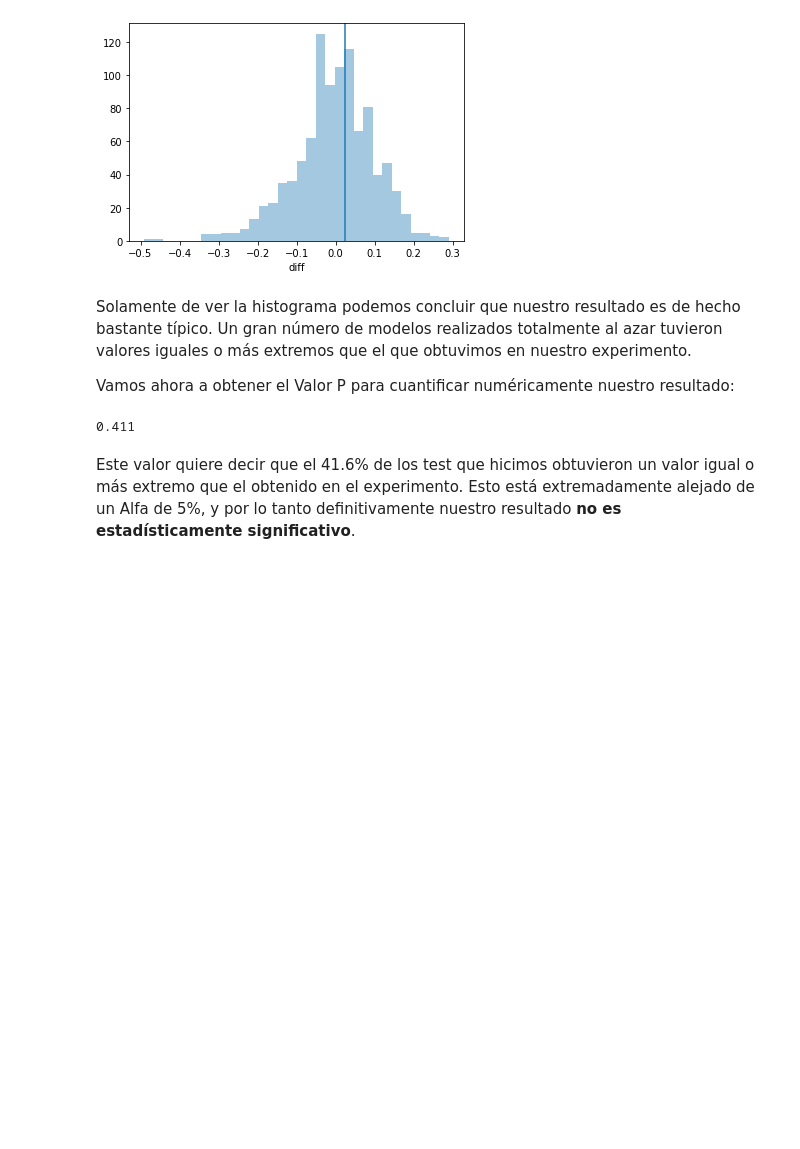
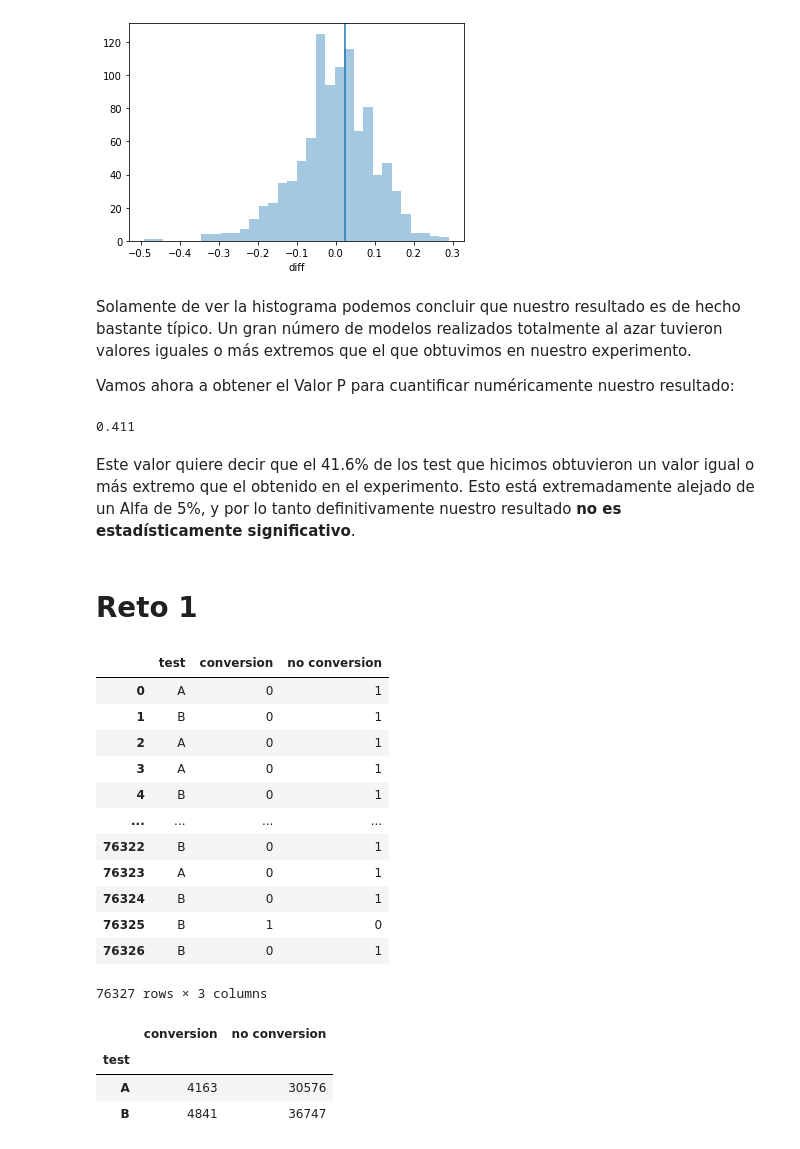
Before and after one commit to AngelicaDC/BEDUpython, a Jupyter notebook: Sesion-07/Ejemplo-01pruebas_ab.ipynb, the cells around one changed output. Cells and saved outputs as stored; diff of their text form; code cells hidden in the pictures; blank space fills up the shorter version.

```diff
--- a/Sesion-07/Ejemplo-01pruebas_ab.ipynb
+++ b/Sesion-07/Ejemplo-01pruebas_ab.ipynb
@@ -222,3 +221,32 @@ Vamos ahora a obtener el Valor P para cuantificar numéricamente nuestro resulta
 0.411
 # %% [markdown]
 Este valor quiere decir que el 41.6% de los test que hicimos obtuvieron un valor igual o más extremo que el obtenido en el experimento. Esto está extremadamente alejado de un Alfa de 5%, y por lo tanto definitivamente nuestro resultado **no es estadísticamente significativo**.
+# %% [markdown]
+# Reto 1
+# %%
+df = pd.read_csv('/content/drive/MyDrive/BEDU/Remoto Datasets/Remoto ab_test-sales_pipeline-2.csv')
+
+df
+# %% [output]
+|  | test | conversion | no conversion |
+| 0 | A | 0 | 1 |
+| 1 | B | 0 | 1 |
+| 2 | A | 0 | 1 |
+| 3 | A | 0 | 1 |
+| 4 | B | 0 | 1 |
+| ... | ... | ... | ... |
+| 76322 | B | 0 | 1 |
+| 76323 | A | 0 | 1 |
+| 76324 | B | 0 | 1 |
+| 76325 | B | 1 | 0 |
+| 76326 | B | 0 | 1 |
+76327 rows × 3 columns
+# %%
+total_count = df.groupby('test')[['conversion', 'no conversion']].sum()
+total_count
+#Agrupamos por tratamiento y obtenemos la suma para conversion y no conversion
+# %% [output]
+|  | conversion | no conversion |
+| test |  |  |
+| A | 4163 | 30576 |
+| B | 4841 | 36747 |
```
Also changed, not shown: parts of 14 cells of this notebook.
